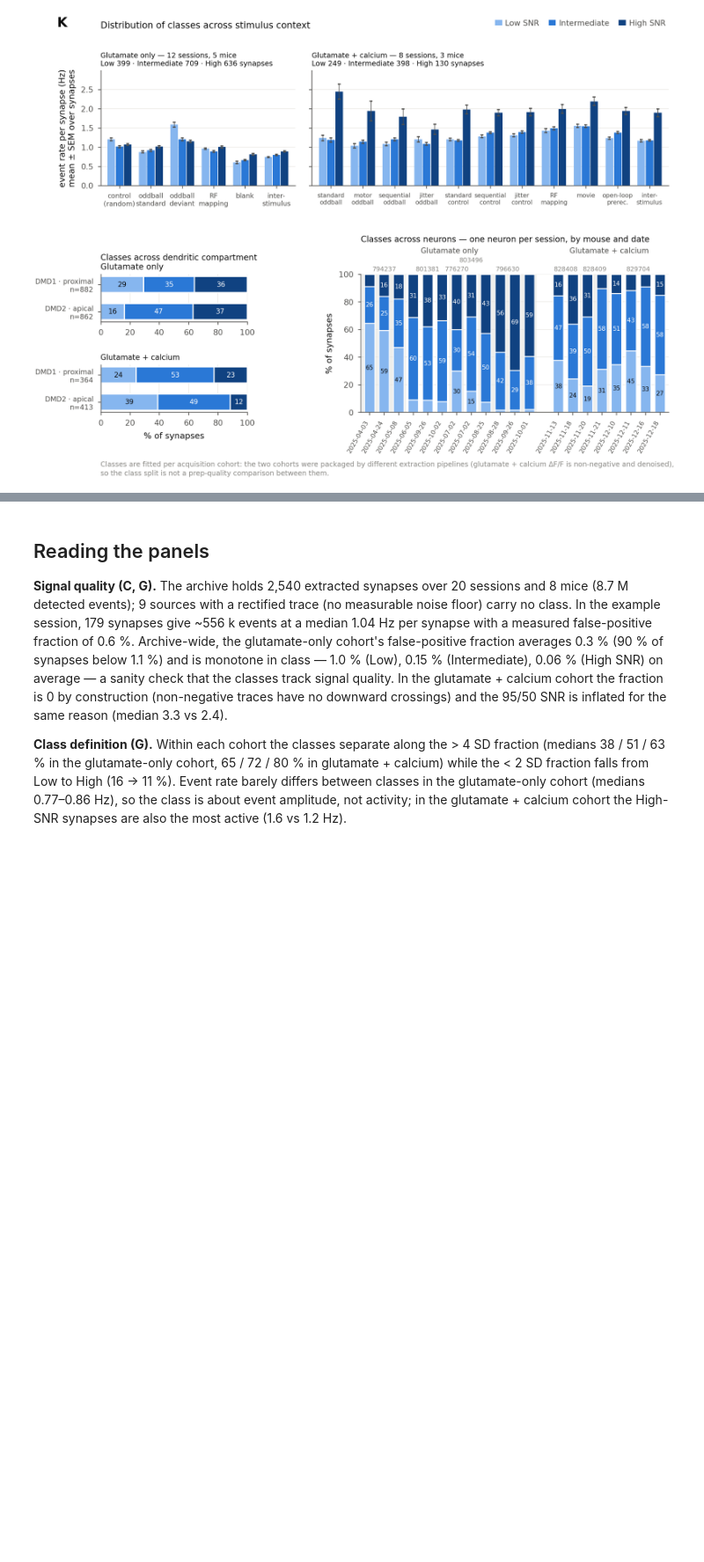
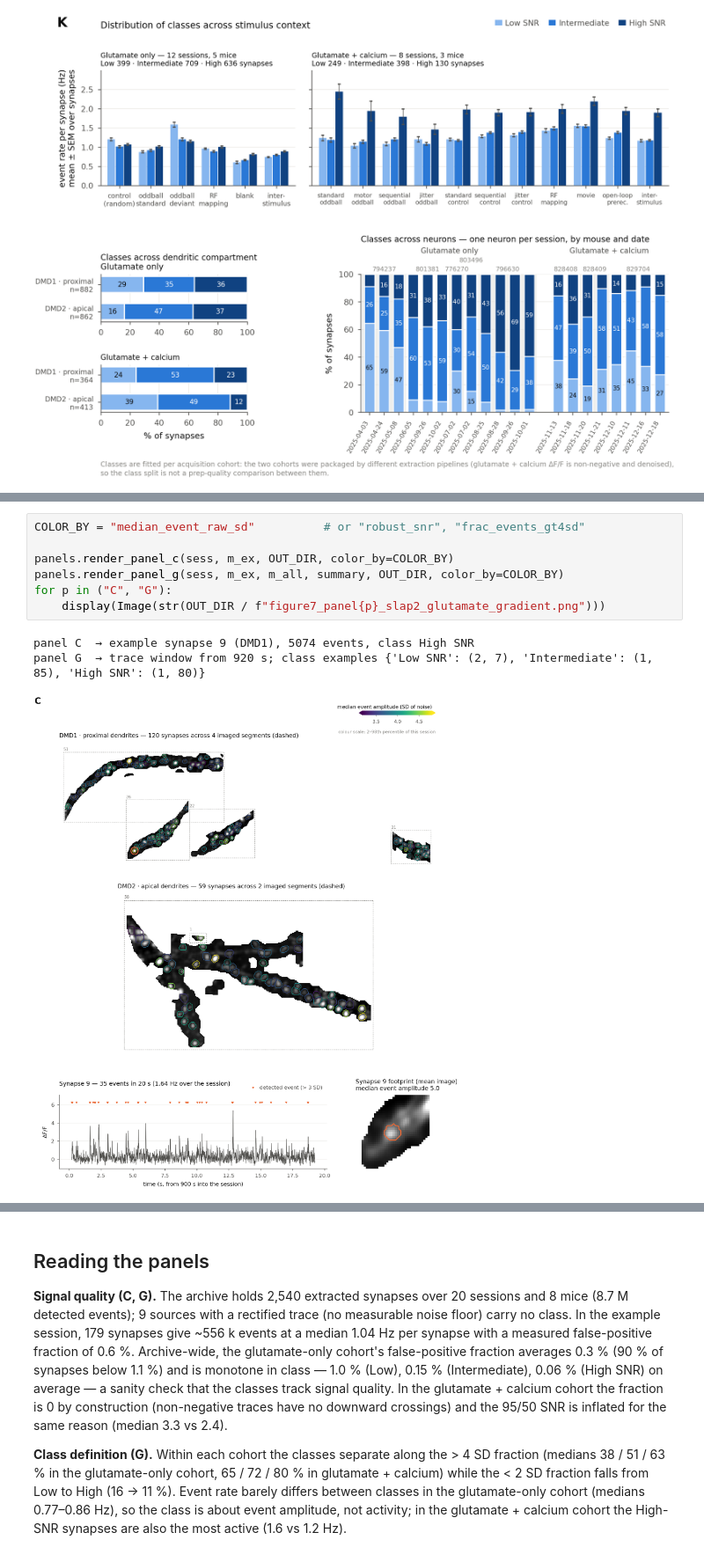
Before and after one commit to AllenNeuralDynamics/openscope-community-predictive-processing, a Jupyter notebook: docs/notebooks/slap2_glutamate_figure7_panels.ipynb, the cells around one changed output, grey strips where cells are left out. Shown at 88% size. Drawn from its saved outputs; the diff is of its cells as text; blank space fills up the shorter version.

```diff
--- a/docs/notebooks/slap2_glutamate_figure7_panels.ipynb
+++ b/docs/notebooks/slap2_glutamate_figure7_panels.ipynb
@@ -275,0 +296,11 @@ glut+ca Inter-stimulus              1.168         1.175     1.893
+# %%
+COLOR_BY = "median_event_raw_sd"          # or "robust_snr", "frac_events_gt4sd"
+
+panels.render_panel_c(sess, m_ex, OUT_DIR, color_by=COLOR_BY)
+panels.render_panel_g(sess, m_ex, m_all, summary, OUT_DIR, color_by=COLOR_BY)
+for p in ("C", "G"):
+    display(Image(str(OUT_DIR / f"figure7_panel{p}_slap2_glutamate_gradient.png")))
+# %% [output]
+panel C  → example synapse 9 (DMD1), 5074 events, class High SNR
+panel G  → trace window from 920 s; class examples {'Low SNR': (2, 7), 'Intermediate': (1, 85), 'High SNR': (1, 80)}
+[figure, added]
```
Also changed, not shown: parts of 3 cells of this notebook, 5 other files.
